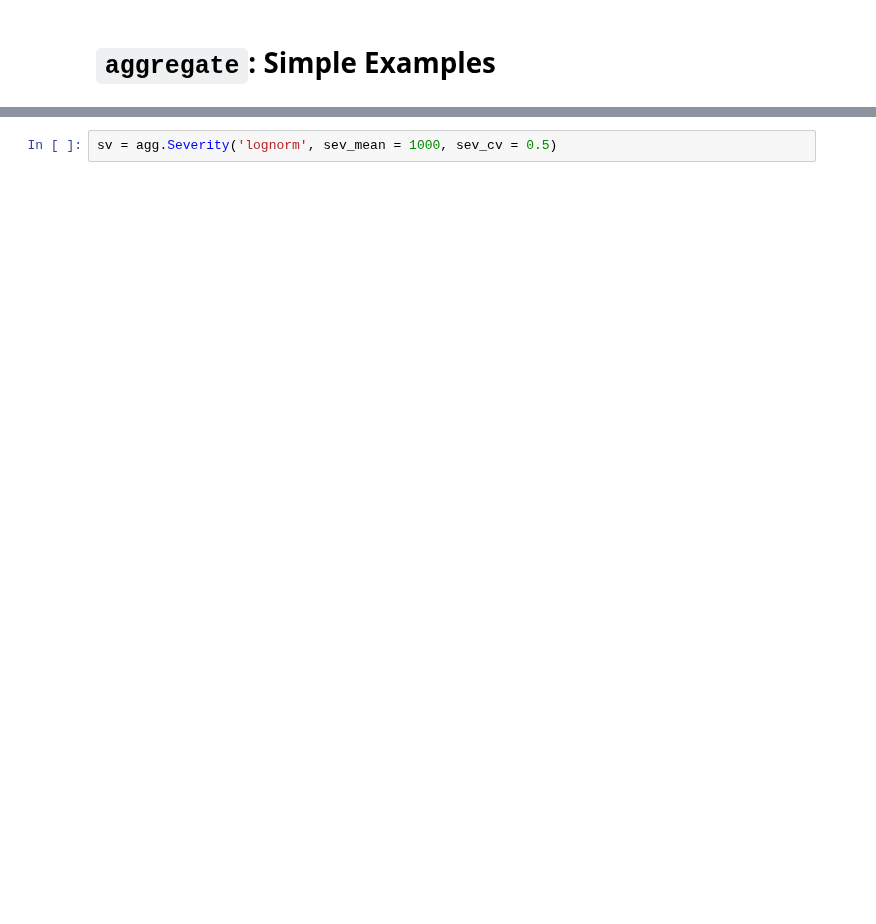
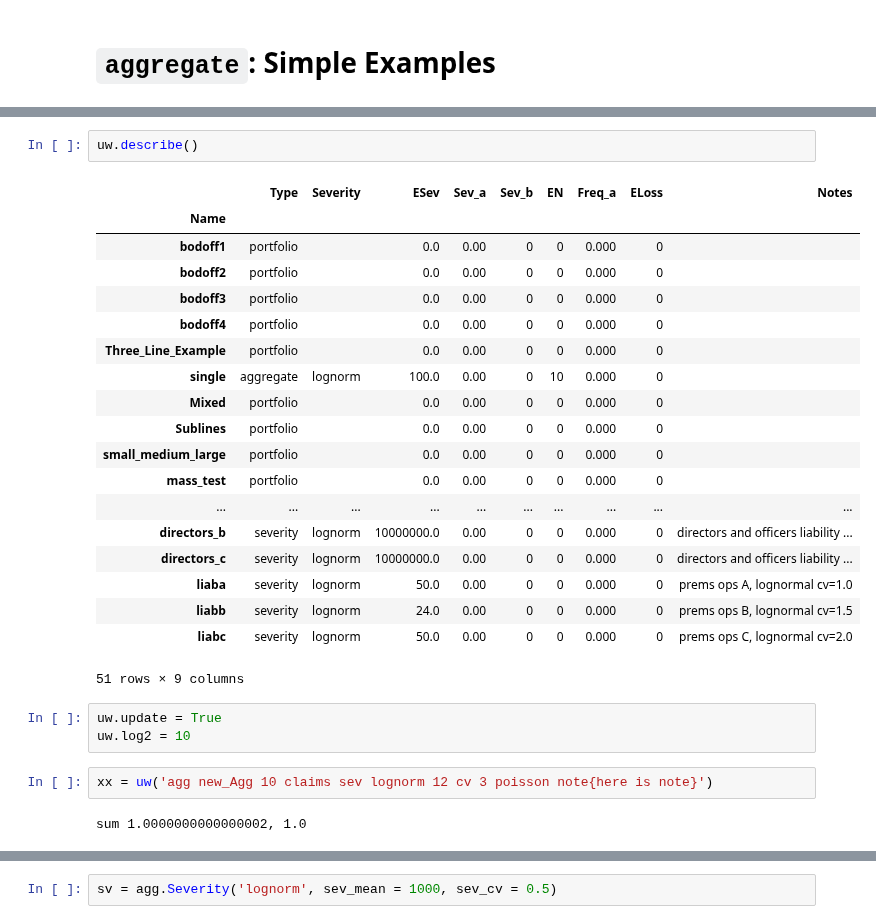
Before and after one commit to mynl/aggregate, a Jupyter notebook: examples/basic_examples.ipynb, the cells around one changed output, grey strips where cells are left out. Saved outputs shown, nothing was run; the diff lists cells and outputs as text; blank space fills up the shorter version.

```diff
--- a/examples/basic_examples.ipynb
+++ b/examples/basic_examples.ipynb
@@ -36,0 +63,29 @@ uw = trash.Underwriter(debug=False)
+# %%
+uw.describe()
+# %% [output]
+|  | Type | Severity | ESev | Sev_a | Sev_b | EN | Freq_a | ELoss | Notes |
+| Name |  |  |  |  |  |  |  |  |  |
+| bodoff1 | portfolio |  | 0.0 | 0.00 | 0 | 0 | 0.000 | 0 |  |
+| bodoff2 | portfolio |  | 0.0 | 0.00 | 0 | 0 | 0.000 | 0 |  |
+| bodoff3 | portfolio |  | 0.0 | 0.00 | 0 | 0 | 0.000 | 0 |  |
+| bodoff4 | portfolio |  | 0.0 | 0.00 | 0 | 0 | 0.000 | 0 |  |
+| Three_Line_Example | portfolio |  | 0.0 | 0.00 | 0 | 0 | 0.000 | 0 |  |
+| single | aggregate | lognorm | 100.0 | 0.00 | 0 | 10 | 0.000 | 0 |  |
+| Mixed | portfolio |  | 0.0 | 0.00 | 0 | 0 | 0.000 | 0 |  |
+| Sublines | portfolio |  | 0.0 | 0.00 | 0 | 0 | 0.000 | 0 |  |
+| small_medium_large | portfolio |  | 0.0 | 0.00 | 0 | 0 | 0.000 | 0 |  |
+| mass_test | portfolio |  | 0.0 | 0.00 | 0 | 0 | 0.000 | 0 |  |
+| ... | ... | ... | ... | ... | ... | ... | ... | ... | ... |
+| directors_b | severity | lognorm | 10000000.0 | 0.00 | 0 | 0 | 0.000 | 0 | directors and officers liability ... |
+| directors_c | severity | lognorm | 10000000.0 | 0.00 | 0 | 0 | 0.000 | 0 | directors and officers liability ... |
+| liaba | severity | lognorm | 50.0 | 0.00 | 0 | 0 | 0.000 | 0 | prems ops A, lognormal cv=1.0 |
+| liabb | severity | lognorm | 24.0 | 0.00 | 0 | 0 | 0.000 | 0 | prems ops B, lognormal cv=1.5 |
+| liabc | severity | lognorm | 50.0 | 0.00 | 0 | 0 | 0.000 | 0 | prems ops C, lognormal cv=2.0 |
+51 rows × 9 columns
+# %%
+uw.update = True
+uw.log2 = 10
+# %%
+xx = uw('agg new_Agg 10 claims sev lognorm 12 cv 3 poisson note{here is note}')
+# %% [output]
+sum 1.0000000000000002, 1.0
```
Also changed, not shown: parts of 80 cells of this notebook, 21 other files.
